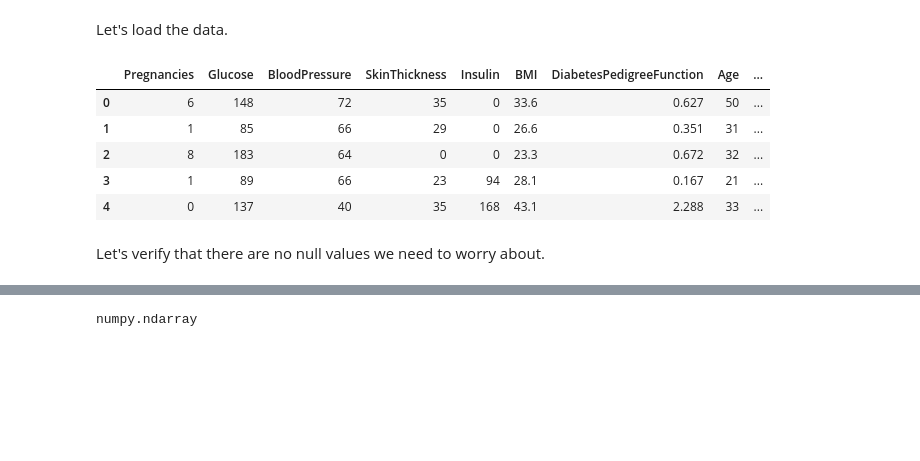
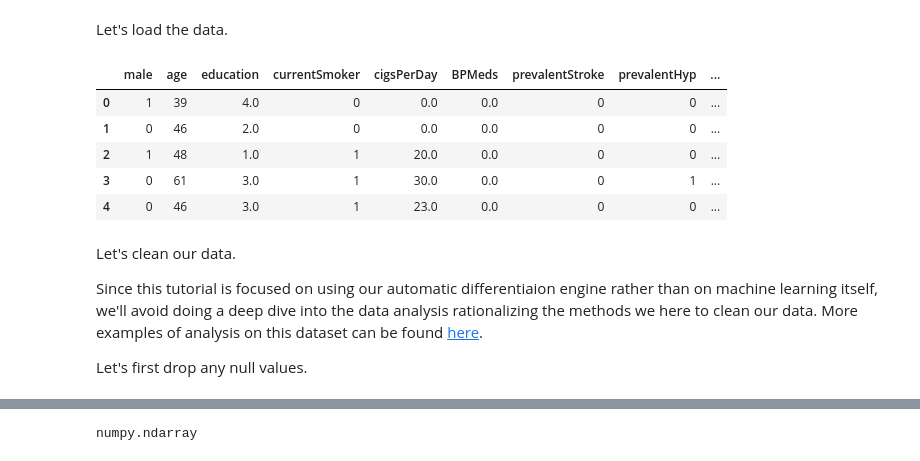
Before and after one commit to paul-tqh-nguyen/one_off_code, a Jupyter notebook: autograd/examples/logistic_regression.ipynb, the cells around one changed output, grey strips where cells are left out. Drawn from its saved outputs; the diff is of its cells as text; code cells hidden in the pictures; blank space fills up the shorter version.

```diff
--- a/autograd/examples/logistic_regression.ipynb
+++ b/autograd/examples/logistic_regression.ipynb
@@ -24,16 +64,20 @@ import random
 # %% [markdown]
 Let's load the data.
 # %%
-csv_path = './data/diabetes.csv'
+csv_path = './data/framingham.csv'
 df = pd.read_csv(csv_path)
 df.head()
 # %% [output]
-|  | Pregnancies | Glucose | BloodPressure | SkinThickness | Insulin | BMI | DiabetesPedigreeFunction | Age | ... |
-| 0 | 6 | 148 | 72 | 35 | 0 | 33.6 | 0.627 | 50 | ... |
-| 1 | 1 | 85 | 66 | 29 | 0 | 26.6 | 0.351 | 31 | ... |
-| 2 | 8 | 183 | 64 | 0 | 0 | 23.3 | 0.672 | 32 | ... |
-| 3 | 1 | 89 | 66 | 23 | 94 | 28.1 | 0.167 | 21 | ... |
-| 4 | 0 | 137 | 40 | 35 | 168 | 43.1 | 2.288 | 33 | ... |
+|  | male | age | education | currentSmoker | cigsPerDay | BPMeds | prevalentStroke | prevalentHyp | ... |
+| 0 | 1 | 39 | 4.0 | 0 | 0.0 | 0.0 | 0 | 0 | ... |
+| 1 | 0 | 46 | 2.0 | 0 | 0.0 | 0.0 | 0 | 0 | ... |
+| 2 | 1 | 48 | 1.0 | 1 | 20.0 | 0.0 | 0 | 0 | ... |
+| 3 | 0 | 61 | 3.0 | 1 | 30.0 | 0.0 | 0 | 1 | ... |
+| 4 | 0 | 46 | 3.0 | 1 | 23.0 | 0.0 | 0 | 0 | ... |
-# %% [markdown]
-Let's verify that there are no null values we need to worry about.
+# %% [markdown]
+Let's clean our data.
+
+Since this tutorial is focused on using our automatic differentiaion engine rather than on machine learning itself, we'll avoid doing a deep dive into the data analysis rationalizing the methods we here to clean our data. More examples of analysis on this dataset can be found [here](https://www.kaggle.com/amanajmera1/framingham-heart-study-dataset/notebooks).
+
+Let's first drop any null values.
 # %%
```
Also changed, not shown: parts of 29 cells of this notebook, 1 other file.
